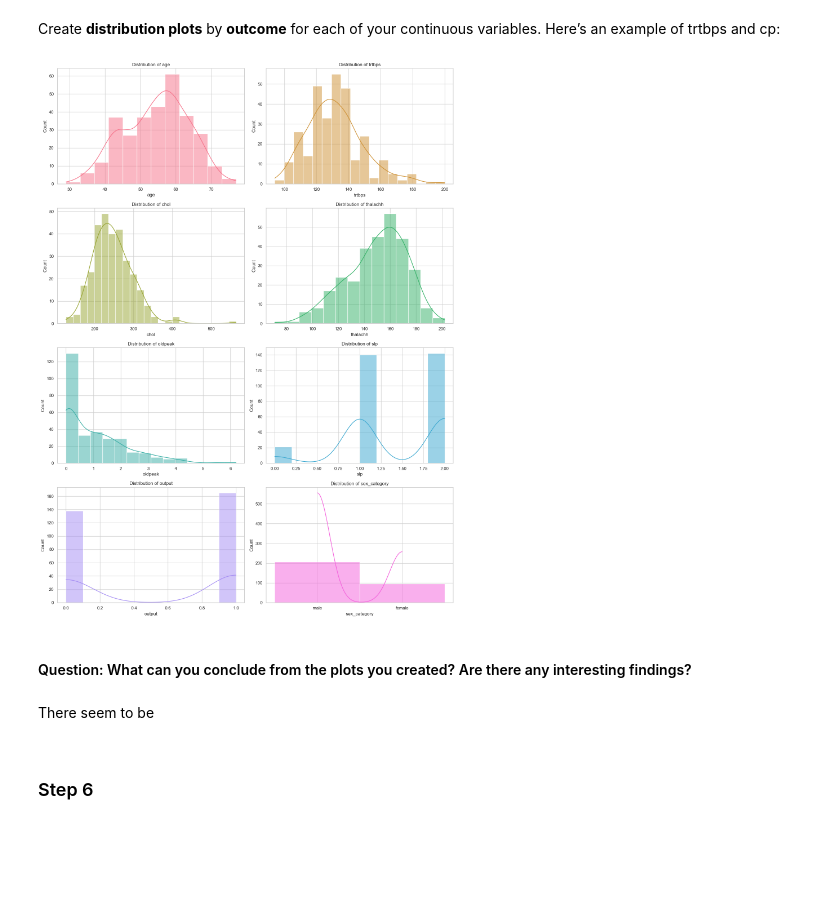
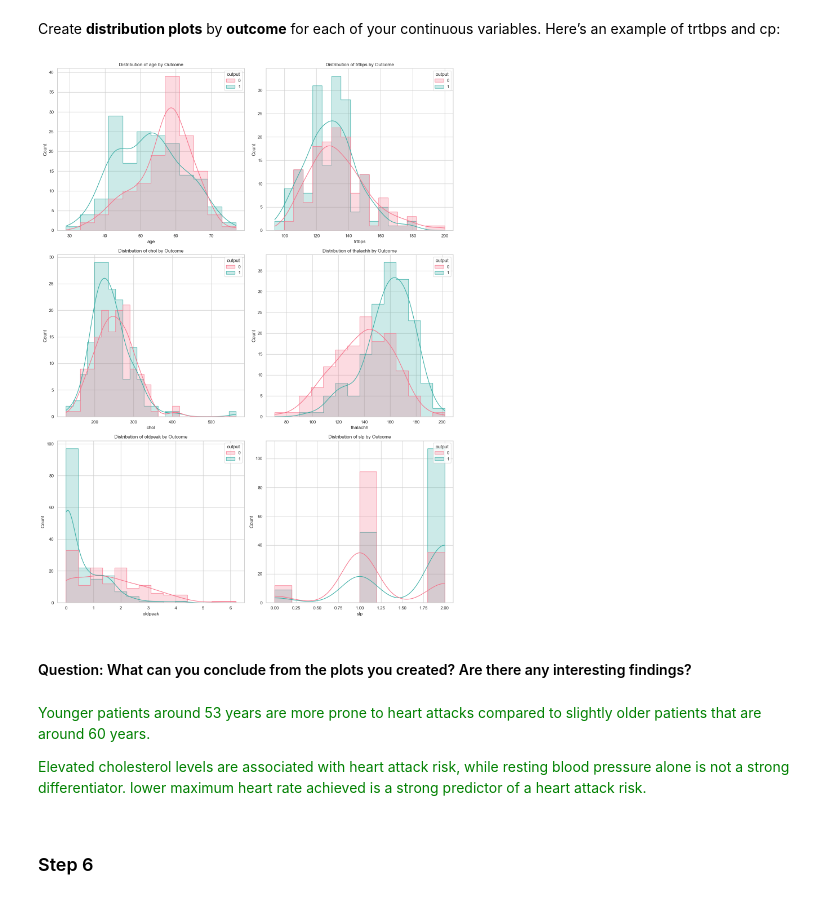
Before and after one commit to jacquelinesanchezA1/Data-Science1-CS3337, a Jupyter notebook: HW2/Homework 2.ipynb, the cells around one changed output. Cells and saved outputs as stored; diff of their text form; code cells hidden in the pictures; blank space fills up the shorter version.

```diff
--- a/HW2/Homework 2.ipynb
+++ b/HW2/Homework 2.ipynb
@@ -278,43 +282,45 @@ Resting blood pressure has significantly more outliers on the upper whisker of b
 # %% [markdown]
 Create **distribution plots** by **outcome** for each of your continuous variables. Here’s an example
 of trtbps and cp:
-# %%
-import seaborn as sb
-import matplotlib.pyplot as plt
-
-# List of all variables
-all_variables = heart_df.columns.tolist()
-
-# List of categorical variables
-categorical_variables = ['sex', 'cp', 'fbs', 'restecg', 'exng', 'caa', 'thall']
-
-# Identify non-categorical variables
-non_categorical_variables = [var for var in all_variables if var not in categorical_variables]
-
-# Set up the matplotlib figure for histograms
-fig, axes = plt.subplots(len(non_categorical_variables)//2, 2, figsize=(15, 20))
-
-# Flatten axes for easier iteration
-axes = axes.flatten()
-
-# Define a color palette
-color_palette = sb.color_palette("husl", len(non_categorical_variables))
-
-# Plot histograms for each non-categorical variable
-for i, var in enumerate(non_categorical_variables):
-    sb.histplot(data=heart_df, x=var, kde=True, ax=axes[i], color=color_palette[i])
-    axes[i].set_title(f'Distribution of {var}')
-    axes[i].set_xlabel(var)
-    axes[i].set_ylabel('Count')
-
-# Adjust layout and show plot
-plt.tight_layout()
-plt.show()
-# %% [output]
-[figure, removed]
+# %%
+import seaborn as sb
+import matplotlib.pyplot as plt
+
+# List of all variables
+all_variables = heart_df.columns.tolist()
+
+# List of categorical variables
+categorical_variables = ['sex', 'cp', 'fbs', 'restecg', 'exng', 'caa', 'thall', 'output']
+
+# Identify non-categorical variables
+non_categorical_variables = [var for var in all_variables if var not in categorical_variables]
+
+# Set up the matplotlib figure for histograms
+fig, axes = plt.subplots(len(non_categorical_variables)//2, 2, figsize=(15, 20))
+
+# Flatten axes for easier iteration
+axes = axes.flatten()
+
+# Define a color palette
+color_palette = sb.color_palette("husl", len(non_categorical_variables))
+
+# Plot histograms for each non-categorical variable based on outcome
+for i, var in enumerate(non_categorical_variables):
+    sb.histplot(data=heart_df, x=var, hue='output', kde=True, ax=axes[i], palette="husl", element="step")
+    axes[i].set_title(f'Distribution of {var} by Outcome')
+    axes[i].set_xlabel(var)
+    axes[i].set_ylabel('Count')
+
+# Adjust layout and show plot
+plt.tight_layout()
+plt.show()
+# %% [output]
+[figure, added]
 # %% [markdown]
 #### Question: What can you conclude from the plots you created? Are there any interesting findings?
 # %% [markdown]
-<span styel = "color = green">
+<span style =  "color:green">
 
- There seem to be
+Younger patients around 53 years are more prone to heart attacks compared to slightly older patients that are around 60 years.
+
+Elevated cholesterol levels are associated with heart attack risk, while resting blood pressure alone is not a strong differentiator. lower maximum heart rate achieved is a strong predictor of a heart attack risk.
```
Also changed, not shown: parts of 26 cells of this notebook.
